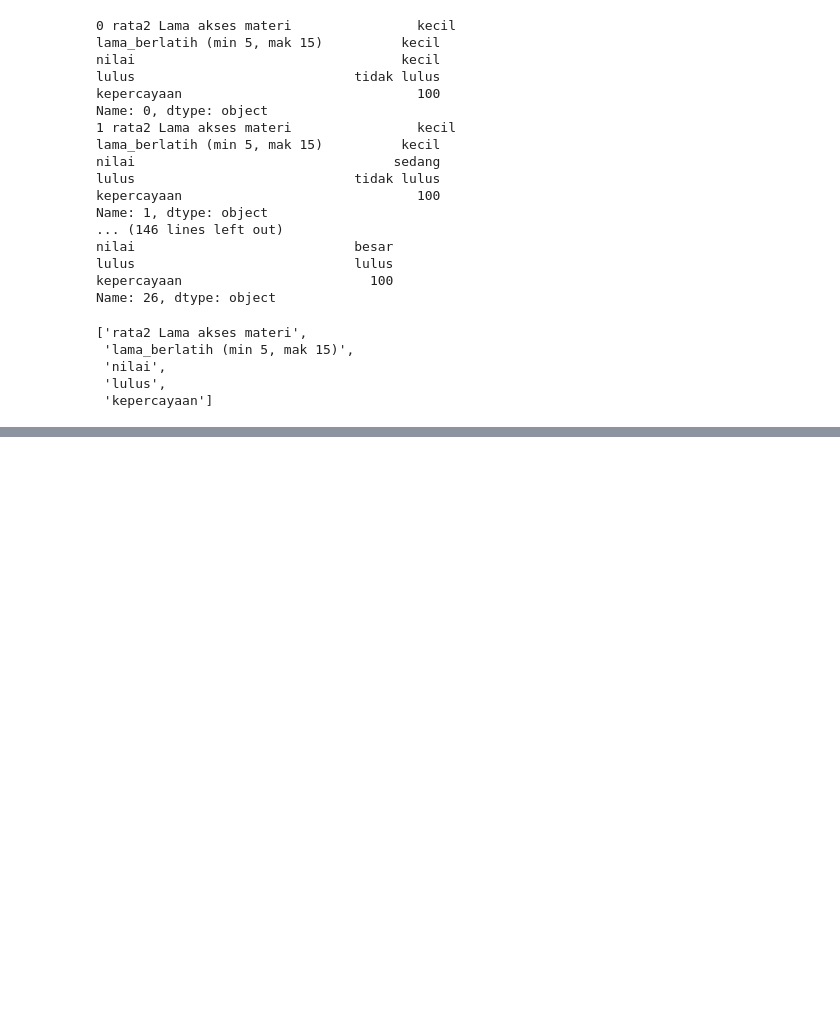
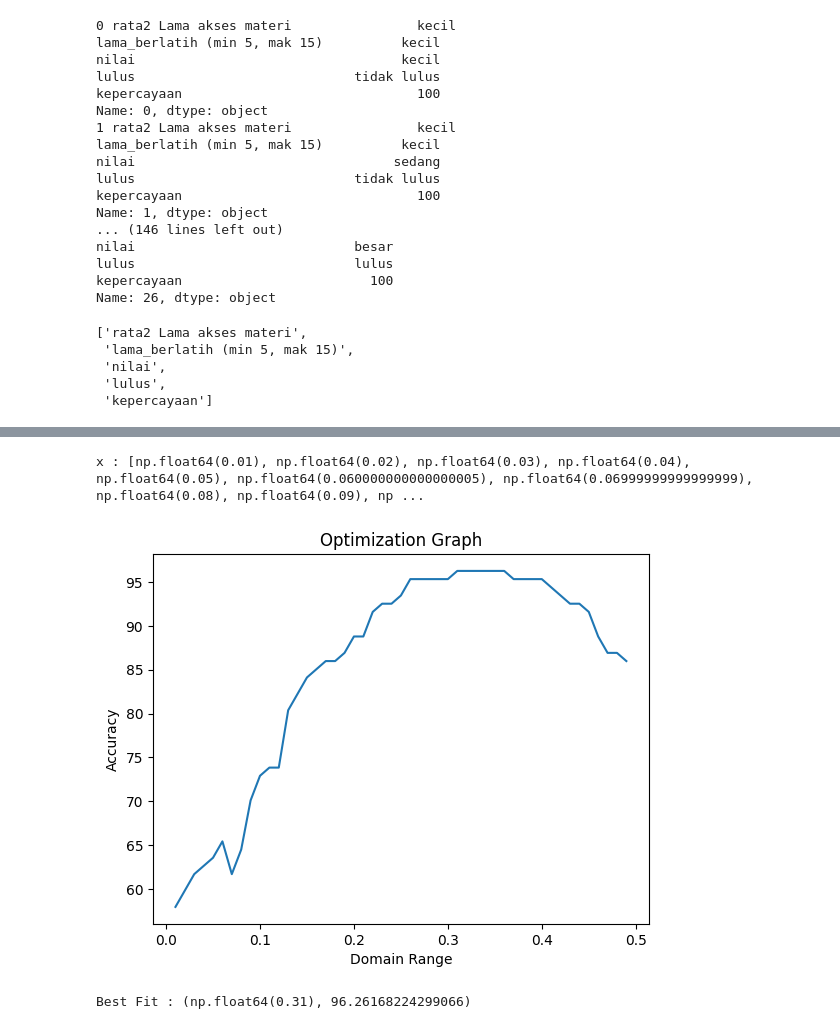
Before and after one commit to LvnnnX/SistemPakar-Fuzzy, a Jupyter notebook: Tugas Fuzzy2.ipynb, the cells around one changed output, grey strips where cells are left out. Drawn from its saved outputs; the diff is of its cells as text; code cells hidden in the pictures; blank space fills up the shorter version.

Commit message:
Inference Progress, Optimation on middle triangle

```diff
--- a/Tugas Fuzzy2.ipynb
+++ b/Tugas Fuzzy2.ipynb
@@ -421,0 +564,6 @@ data_1.changeMenitToDetik_Column(['lama_berlatih (min 5, mak 15)'])
+# %%
+data_1.optimation(np.arange(0.01,0.5,0.01))
+# %% [output]
+x : [np.float64(0.01), np.float64(0.02), np.float64(0.03), np.float64(0.04), np.float64(0.05), np.float64(0.060000000000000005), np.float64(0.06999999999999999), np.float64(0.08), np.float64(0.09), np ...
+[figure, added]
+Best Fit : (np.float64(0.31), 96.26168224299066)
```
Also changed, not shown: parts of 43 cells of this notebook.
